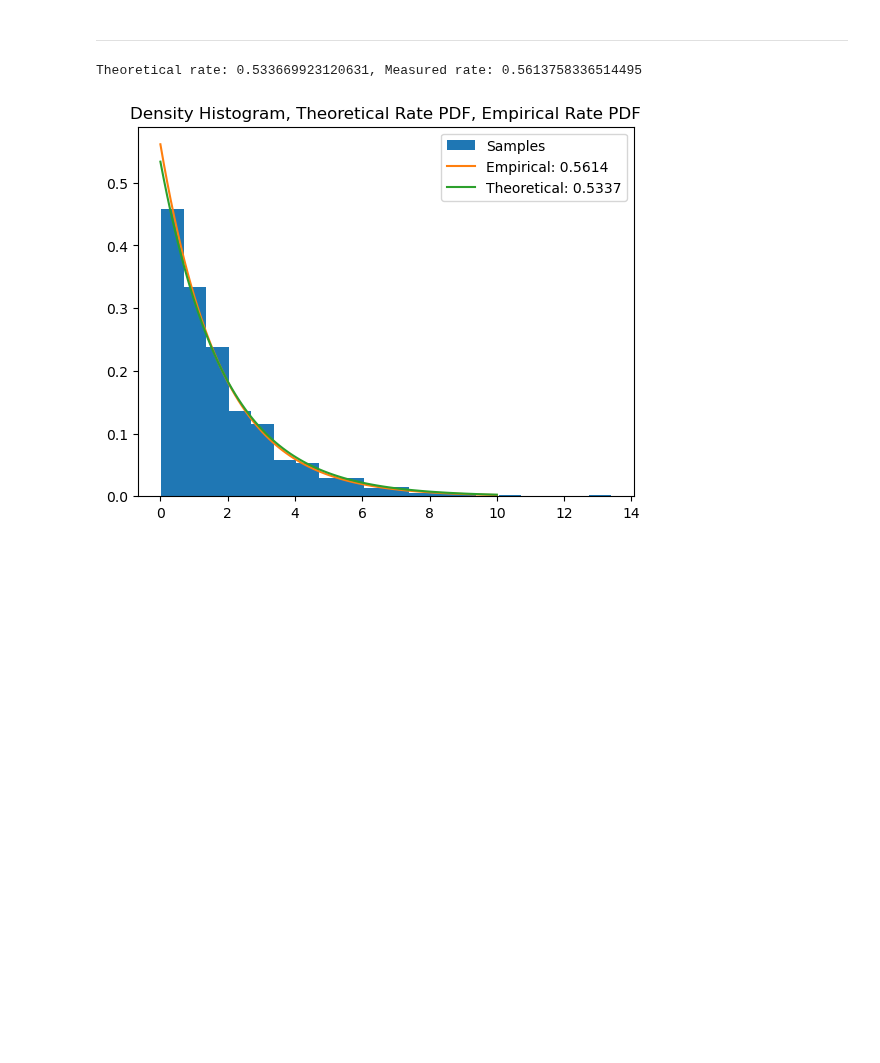
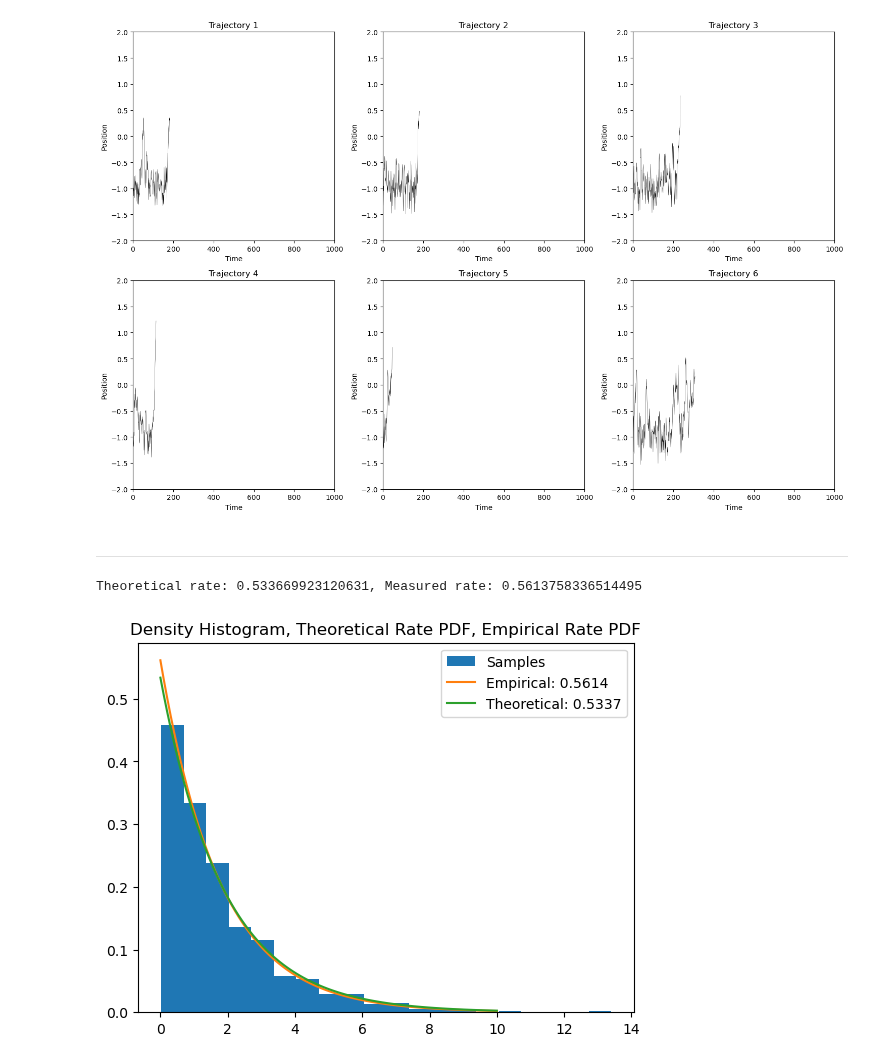
Before and after one commit to abhirao-03/stochastic-resonance, a Jupyter notebook: standalone_notebooks/distribution_tester.ipynb, the cells around one changed output. Cells and saved outputs as stored; diff of their text form; code cells hidden in the pictures; blank space fills up the shorter version.

Commit message:
six trajectories re plotted

```diff
--- a/standalone_notebooks/distribution_tester.ipynb
+++ b/standalone_notebooks/distribution_tester.ipynb
@@ -81,6 +134,31 @@ def simulate(x_init, dt, num_trajectories, num_steps, time_vec, noise, delta=5):
 # %%
 traj, jump_times = simulate(x_init, dt, num_trajectories, num_steps, t, noise)
 data = jump_times.copy()
+# %%
+
+# Create figure and subplots
+fig, axs = plt.subplots(2, 3, figsize=(15, 10))  # 2 rows, 3 columns
+
+# Flatten the 2D array of axes for easier iteration
+axs = axs.flatten()
+
+# Plot each trajectory in its own subplot
+for i in range(6):
+    new_traj = traj[i][traj[i] != 0]
+    axs[i].plot(new_traj, color='black', linewidth=0.3)
+    axs[i].set_xlabel('Time')
+    axs[i].set_ylabel('Position')
+    # keep x-axis the same throughout plots
+    axs[i].set_xlim(0, 1000)
+    axs[i].set_ylim(-2, 2)
+    axs[i].set_title(f'Trajectory {i+1}')
+
+# Adjust the layout to prevent overlap
+plt.tight_layout()
+plt.savefig('6_trajectories_per_jump.svg', transparent=True)
+plt.show()
+# %% [output]
+[figure, added]
 # %% [markdown]
 ---
 # %%
```
Also changed, not shown: parts of 1 cell of this notebook, 2 other files.
